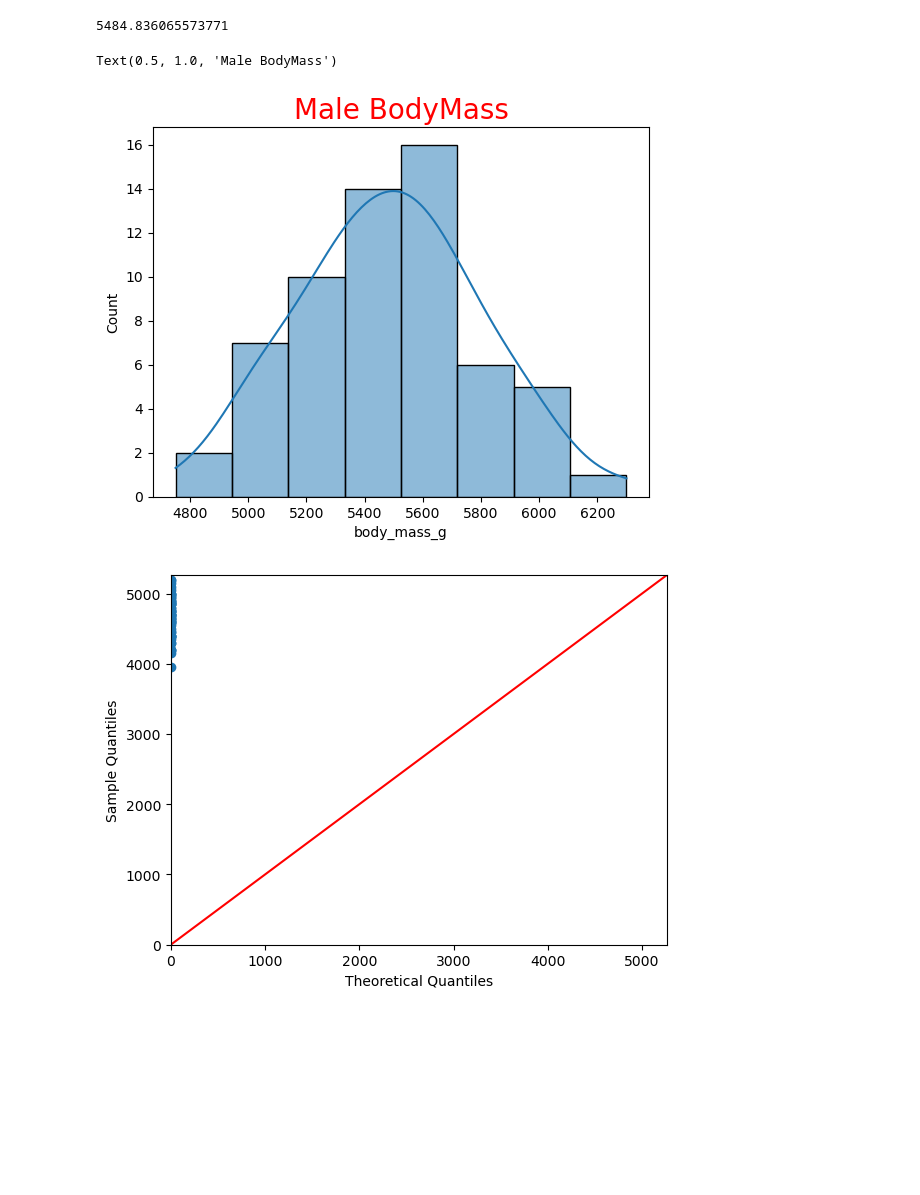
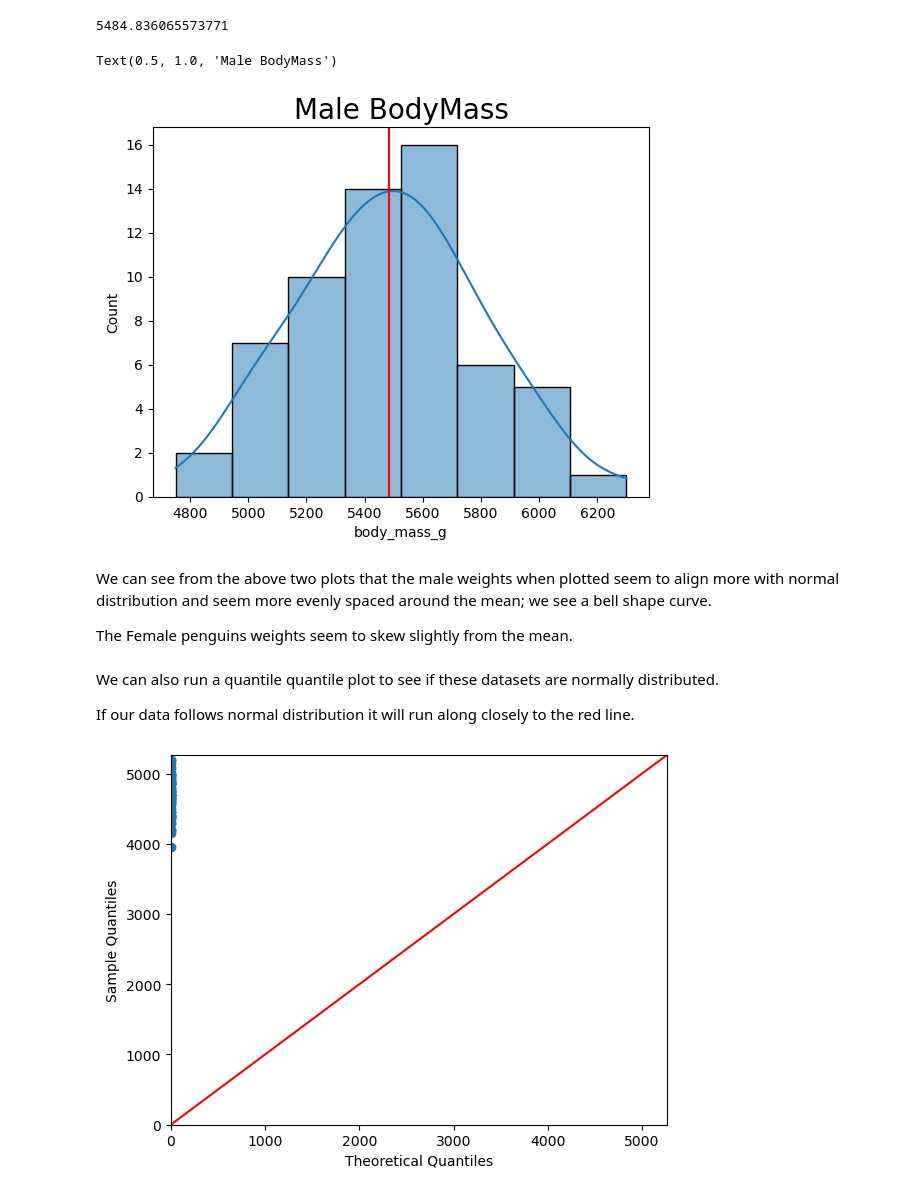
Before and after one commit to VCurry20/MachineLearning_Statistics, a Jupyter notebook: Tasks.ipynb, the cells around one changed output. Cells and saved outputs as stored; diff of their text form; code cells hidden in the pictures; blank space fills up the shorter version.

```diff
--- a/Tasks.ipynb
+++ b/Tasks.ipynb
@@ -889,9 +1001,21 @@ sample_m.mean()
 # %% [output]
 5484.836065573771
 # %%
+# plot a histogram of the male Gentoo Penguins
+# plot the mean of the body mass of the males
+
 sns.histplot(x ="body_mass_g", data=gentoo_male, kde=True)
-plt.title("Male BodyMass", size=20, color="red")
+plt.axvline(sample_m.mean(), color='red')
+plt.title("Male BodyMass", size=20)
 # %% [output]
 Text(0.5, 1.0, 'Male BodyMass')
-[figure, old version]
+[figure, new version]
+# %% [markdown]
+We can see from the above two plots that the male weights when plotted seem to align more with normal distribution and seem more evenly spaced around the mean; we see a bell shape curve.
+
+The Female penguins weights seem to skew slightly from the mean.
+# %% [markdown]
+We can also run a quantile quantile plot to see if these datasets are normally distributed.
+
+If our data follows normal distribution it will run along closely to the red line.
 # %%
```
Also changed, not shown: parts of 34 cells of this notebook, 1 other file.
